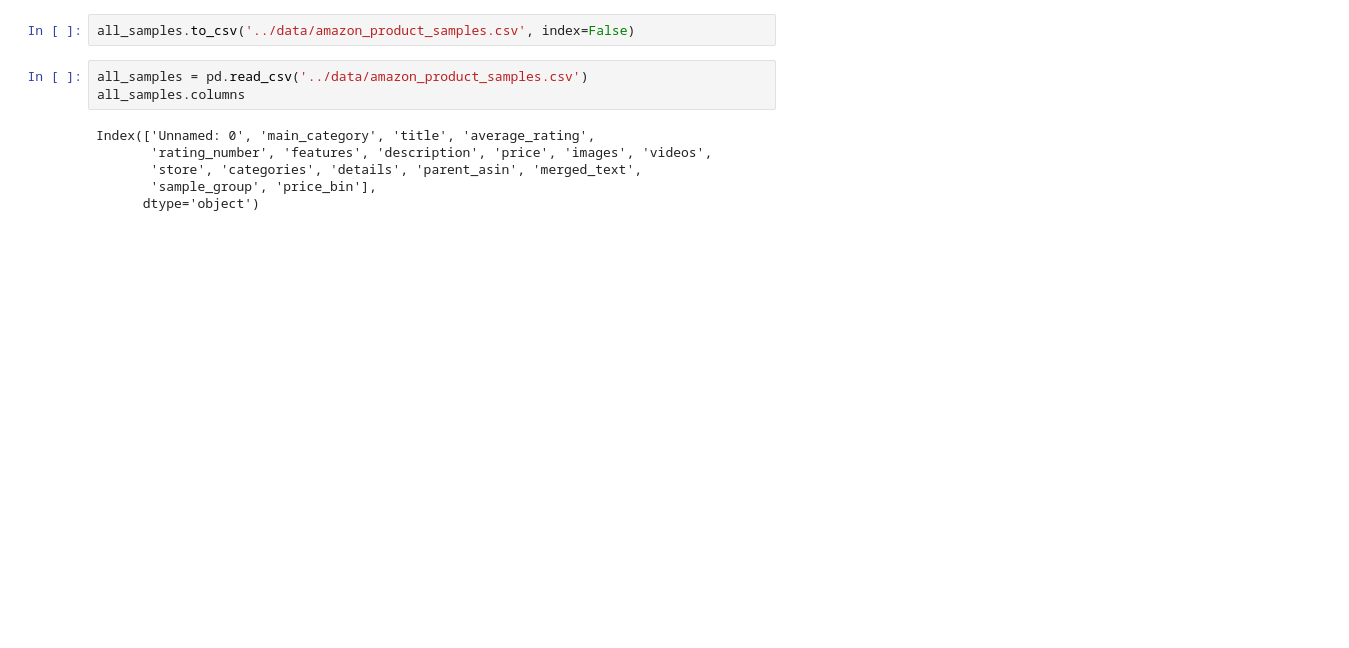
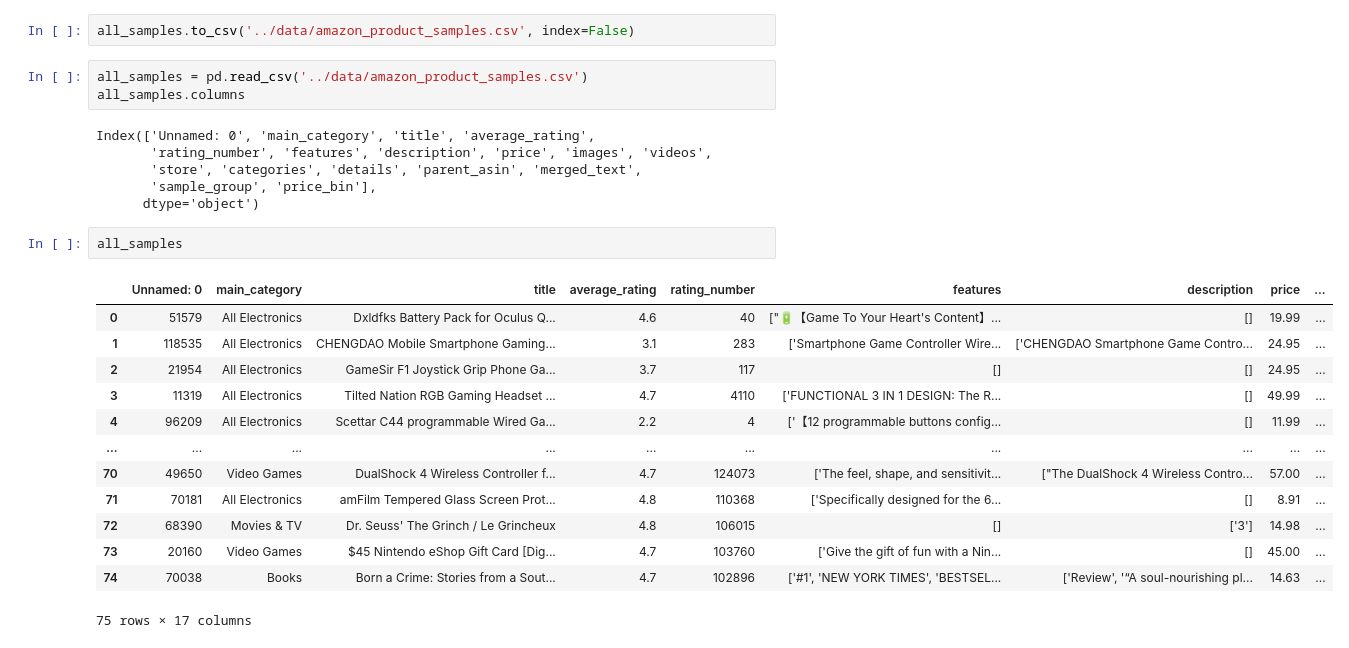
Before and after one commit to meepsterleapster/AmazonRecommender, a Jupyter notebook: scripts/products_distributions.ipynb, the cells around one changed output. Cells and saved outputs as stored; diff of their text form; blank space fills up the shorter version.

```diff
--- a/scripts/products_distributions.ipynb
+++ b/scripts/products_distributions.ipynb
@@ -111,3 +110,19 @@ Index(['Unnamed: 0', 'main_category', 'title', 'average_rating',
        'store', 'categories', 'details', 'parent_asin', 'merged_text',
        'sample_group', 'price_bin'],
       dtype='object')
+# %%
+all_samples
+# %% [output]
+|  | Unnamed: 0 | main_category | title | average_rating | rating_number | features | description | price | ... |
+| 0 | 51579 | All Electronics | Dxldfks Battery Pack for Oculus Q... | 4.6 | 40 | ["🔋【Game To Your Heart's Content】... | [] | 19.99 | ... |
+| 1 | 118535 | All Electronics | CHENGDAO Mobile Smartphone Gaming... | 3.1 | 283 | ['Smartphone Game Controller Wire... | ['CHENGDAO Smartphone Game Contro... | 24.95 | ... |
+| 2 | 21954 | All Electronics | GameSir F1 Joystick Grip Phone Ga... | 3.7 | 117 | [] | [] | 24.95 | ... |
+| 3 | 11319 | All Electronics | Tilted Nation RGB Gaming Headset ... | 4.7 | 4110 | ['FUNCTIONAL 3 IN 1 DESIGN: The R... | [] | 49.99 | ... |
+| 4 | 96209 | All Electronics | Scettar C44 programmable Wired Ga... | 2.2 | 4 | ['【12 programmable buttons config... | [] | 11.99 | ... |
+| ... | ... | ... | ... | ... | ... | ... | ... | ... | ... |
+| 70 | 49650 | Video Games | DualShock 4 Wireless Controller f... | 4.7 | 124073 | ['The feel, shape, and sensitivit... | ["The DualShock 4 Wireless Contro... | 57.00 | ... |
+| 71 | 70181 | All Electronics | amFilm Tempered Glass Screen Prot... | 4.8 | 110368 | ['Specifically designed for the 6... | [] | 8.91 | ... |
+| 72 | 68390 | Movies & TV | Dr. Seuss' The Grinch / Le Grincheux | 4.8 | 106015 | [] | ['3'] | 14.98 | ... |
+| 73 | 20160 | Video Games | $45 Nintendo eShop Gift Card [Dig... | 4.7 | 103760 | ['Give the gift of fun with a Nin... | [] | 45.00 | ... |
+| 74 | 70038 | Books | Born a Crime: Stories from a Sout... | 4.7 | 102896 | ['#1', 'NEW YORK TIMES', 'BESTSEL... | ['Review', '“A soul-nourishing pl... | 14.63 | ... |
+75 rows × 17 columns
```
Also changed, not shown: parts of 2 cells of this notebook.
